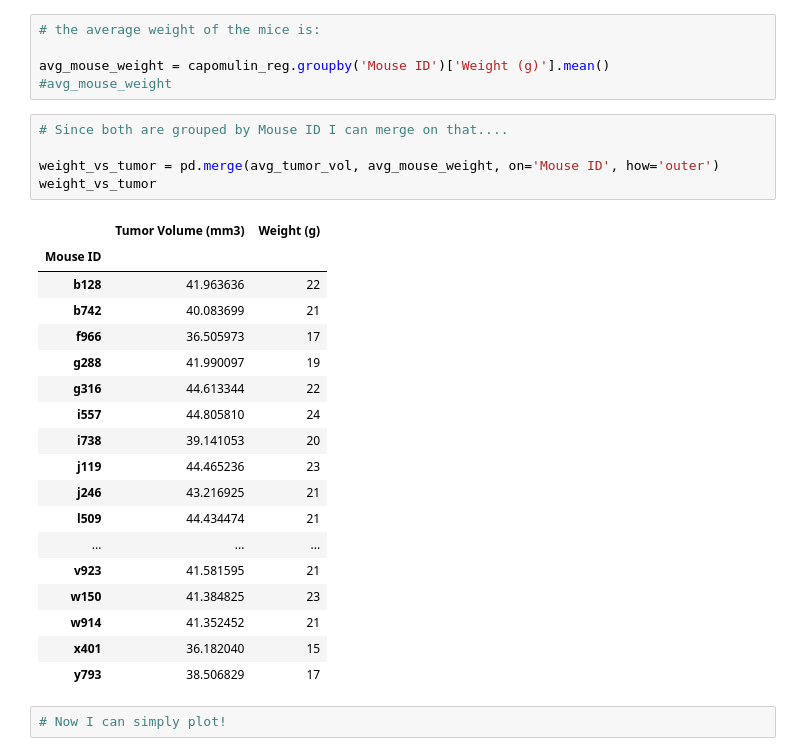
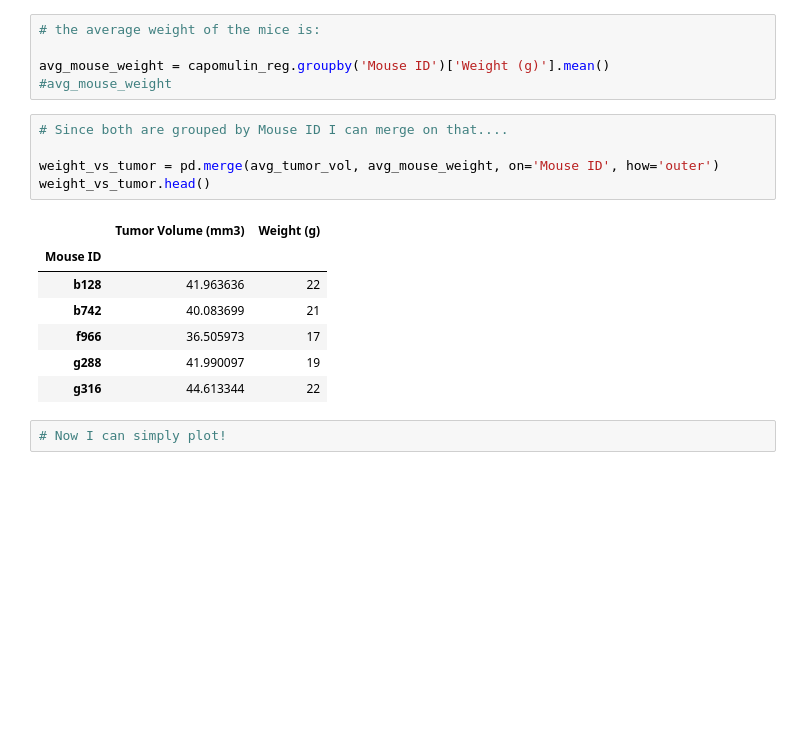
Before and after one commit to pasco27/matplotlib_homework, a Jupyter notebook: pymaceuticals_pascarella1.ipynb, the cells around one changed output. Drawn from its saved outputs; the diff is of its cells as text; blank space fills up the shorter version.

```diff
--- a/pymaceuticals_pascarella1.ipynb
+++ b/pymaceuticals_pascarella1.ipynb
@@ -564,27 +551,16 @@ avg_mouse_weight = capomulin_reg.groupby('Mouse ID')['Weight (g)'].mean()
 # %%
 # Since both are grouped by Mouse ID I can merge on that....
 
 weight_vs_tumor = pd.merge(avg_tumor_vol, avg_mouse_weight, on='Mouse ID', how='outer')
-weight_vs_tumor
+weight_vs_tumor.head()
 # %% [output]
 |  | Tumor Volume (mm3) | Weight (g) |
 | Mouse ID |  |  |
 | b128 | 41.963636 | 22 |
 | b742 | 40.083699 | 21 |
 | f966 | 36.505973 | 17 |
 | g288 | 41.990097 | 19 |
 | g316 | 44.613344 | 22 |
-| i557 | 44.805810 | 24 |
-| i738 | 39.141053 | 20 |
-| j119 | 44.465236 | 23 |
-| j246 | 43.216925 | 21 |
-| l509 | 44.434474 | 21 |
-| ... | ... | ... |
-| v923 | 41.581595 | 21 |
-| w150 | 41.384825 | 23 |
-| w914 | 41.352452 | 21 |
-| x401 | 36.182040 | 15 |
-| y793 | 38.506829 | 17 |
 # %%
 # Now I can simply plot!
 # %%
```
Also changed, not shown: parts of 9 cells of this notebook.
